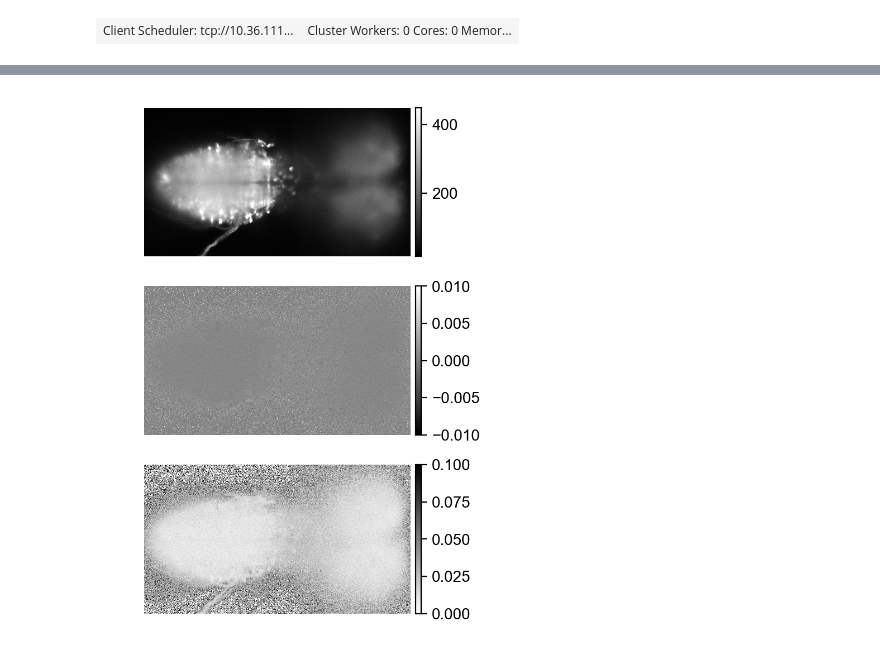
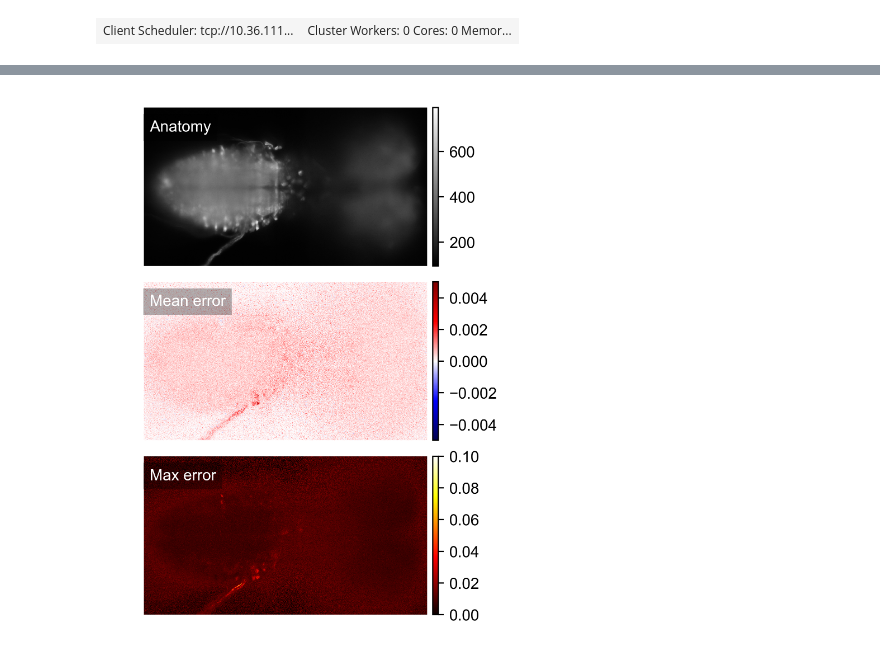
Before and after one commit to d-v-b/thesis, a Jupyter notebook: code/ch5/baseline_error.ipynb, the cells around one changed output, grey strips where cells are left out. Drawn from its saved outputs; the diff is of its cells as text; code cells hidden in the pictures.

```diff
--- a/code/ch5/baseline_error.ipynb
+++ b/code/ch5/baseline_error.ipynb
@@ -77,13 +140,14 @@ elif which_dataset == 'keller':
         makedirs(reg_dir)
 # %%
 rois = dict()
-rois['glia'] = slice(0,None), slice(16,17), slice(None,1024), slice(20,None)
+rois['glia'] = slice(0,None), slice(16,17), slice(0, 1024), slice(20, None)
 rois['neurons'] = slice(0,None), slice(16,17), slice(1024, None), slice(20,None)
 rois['explant'] = slice(0,None), slice(20,21), slice(None), slice(None)
 
 cell_group = 'explant'
 
 roi = rois[cell_group]
+err_path = reg_dir + f'err_{cell_group}.zarr'
 crop=slice(None), slice(None), slice(10,-10), slice(10,-10)
 sample = data[roi][-1].compute(scheduler='threads').squeeze()
 plt.imshow(sample)
@@ -162,6 +198,6 @@ cluster.stop_all_jobs()
 # %%
 # get the global mean of the whole experiment
 cluster.start_workers(50)
-mean_ts = data_filt.mean((1,2,3)).compute()
+mean_ts = data[roi].astype('float32').mean((1,2,3)).compute()
 cluster.stop_all_jobs()
 # %%
@@ -218,18 +290,21 @@ errs = np.array(errs)
 # %%
-nbins = 80
-bins_mean = np.linspace(errs[:,0].ravel().min(), errs[:,0].ravel().max(), nbins)
-bins_max = np.linspace(np.abs(errs[:,1]).ravel().min(), np.abs(errs[:,1]).ravel().max(), nbins)
-
-fig, axs = plt.subplots(ncols=2, figsize=(6,1.5), dpi=200)
-
-[axs[0].hist(err[0].ravel(), bins=bins_mean, histtype='step') for err in errs];
-[axs[1].hist(np.abs(err[1]).ravel(), bins=bins_max, histtype='step', label=f'{int(steps[ind]/fs_im)} s') for ind, err in enumerate(errs)];
+fig, axs = plt.subplots(ncols=2, figsize=(7.5 ,3.5), dpi=200)
+nbins = 300
+#bins_mean = np.linspace(errs[:,0].ravel().min(), errs[:,0].ravel().max(), nbins)
+bins_mean = np.linspace(-.005, .005, nbins)
+#bins_max = np.linspace(np.abs(errs[:,1]).ravel().min(), np.abs(errs[:,1]).ravel().max(), nbins)
+bins_max = np.linspace(0, .05, nbins)
+[axs[0].hist(err[0].ravel(), bins=bins_mean, histtype='step', zorder=5) for err in errs];
+[axs[1].hist(np.abs(err[1]).ravel(), bins=bins_max, histtype='step', label=f'{int(steps[ind]/fs_im)} s', zorder=5) for ind, err in enumerate(errs)];
 axs[0].set_xlim(np.abs(axs[0].get_xlim()) * np.array([-1.1,1.1]))
-axs[0].title.set_text('Mean error per pixel (%)')
-axs[1].title.set_text('Max error per pixel (%)')
+axs[0].title.set_text('Mean error per pixel')
+axs[1].title.set_text('Max error per pixel')
 
 axs[1].legend()
-[ax.semilogy() for ax in axs]
+[ax.grid(True, zorder=0) for ax in axs]
+axs[0].set_ylabel('Pixels')
+[ax.set_xlabel('Percent error') for ax in axs]
+
 fname = f'baseline_error_{cell_group}_plots.pdf'
 plt.savefig(f'../../figures/ch5/{fname}')
 # %% [output]
@@ -237,18 +312,23 @@ plt.savefig(f'../../figures/ch5/{fname}')
 # %%
 from mpl_toolkits.axes_grid1 import make_axes_locatable
 
-fig, axs = plt.subplots(figsize=(4,6),nrows=3, dpi=200)
-axs[0].imshow(blfull_[0], cmap='gray', clim=(15,450))
-axs[1].imshow(errs[-1,0], cmap='gray', clim=(-.01, .01))
-axs[2].imshow(errs[-1,1], cmap='gray_r', clim=(0,.1))
+fig, axs = plt.subplots(figsize=(4,6),nrows=3, dpi=400)
+labels = ['Anatomy', 'Mean error', 'Max error']
+axs[0].imshow(blfull_[0], cmap='gray')
+axs[1].imshow(errs[-1,0], cmap='seismic', clim=(-.005, .005))
+axs[2].imshow(errs[-1,1], cmap='hot', clim=(0, .1))
 
-for ax in axs:
+labelpos = (.02, .85)
+
+for ind, ax in enumerate(axs):
     ax.axis('off')
+    ax.text(*labelpos, labels[ind], transform=ax.transAxes, color='w', bbox=dict(facecolor = 'k', alpha=.3, linewidth=0))
     divider = make_axes_locatable(ax)
     cax = divider.append_axes("right", size="2%", pad=0.05)
     plt.colorbar(ax.images[0], cax=cax)
 
+plt.subplots_adjust(hspace=.1)
 fname = f'baseline_error_{cell_group}_images.pdf'
 plt.savefig(f'../../figures/ch5/{fname}')
 # %% [output]
-[figure, old version]
+[figure, new version]
```
Also changed, not shown: parts of 15 cells of this notebook, 41 other files.
